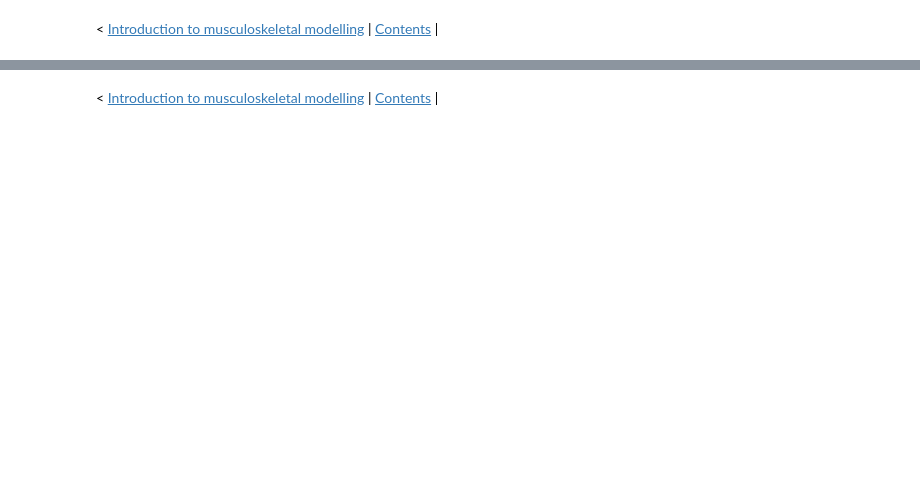
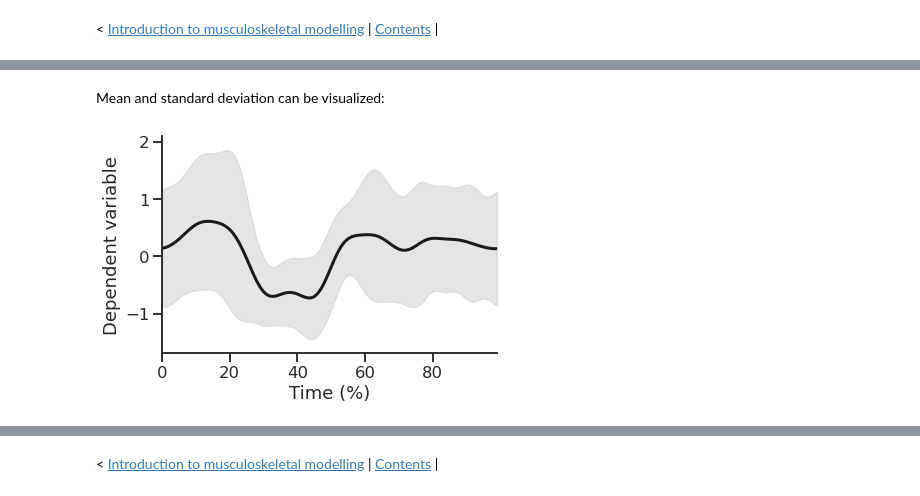
Before and after one commit to pyomeca/tutorials, a Jupyter notebook: notebooks/03.00-stats-and-machine-learning.ipynb, the cells around one changed output, grey strips where cells are left out. Cells and saved outputs as stored; diff of their text form; code cells hidden in the pictures; blank space fills up the shorter version.

```diff
--- a/notebooks/03.00-stats-and-machine-learning.ipynb
+++ b/notebooks/03.00-stats-and-machine-learning.ipynb
@@ -23,0 +68,11 @@
+# %% [markdown]
+Mean and standard deviation can be visualized:
+# %%
+spm1d.plot.plot_mean_sd(data)
+
+plt.ylabel("Dependent variable")
+plt.xlabel("Time (%)")
+
+sns.despine()
+# %% [output]
+[figure, added]
```
Also changed, not shown: parts of 20 cells of this notebook, 7 other files.
